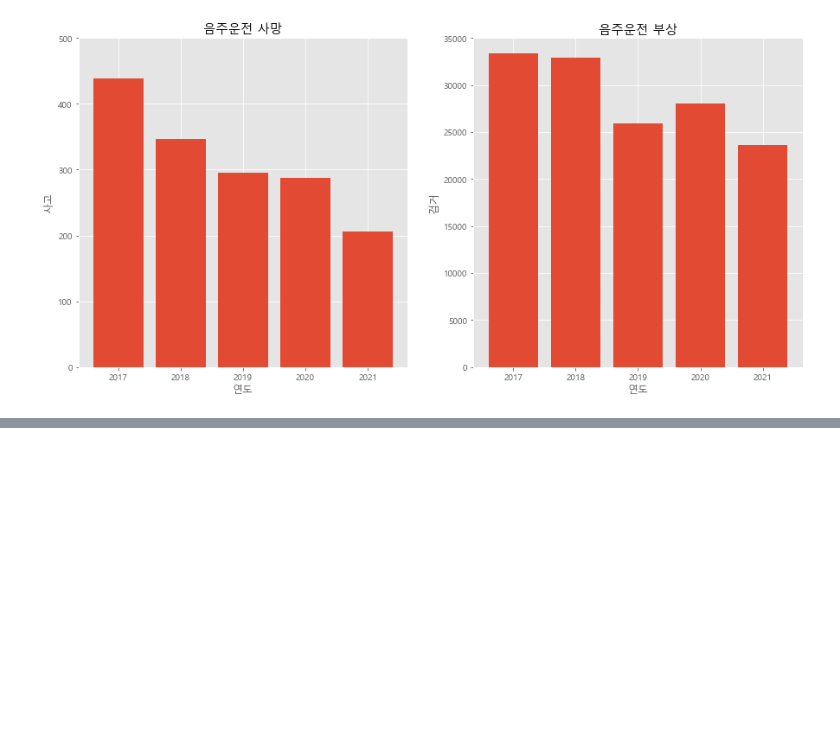
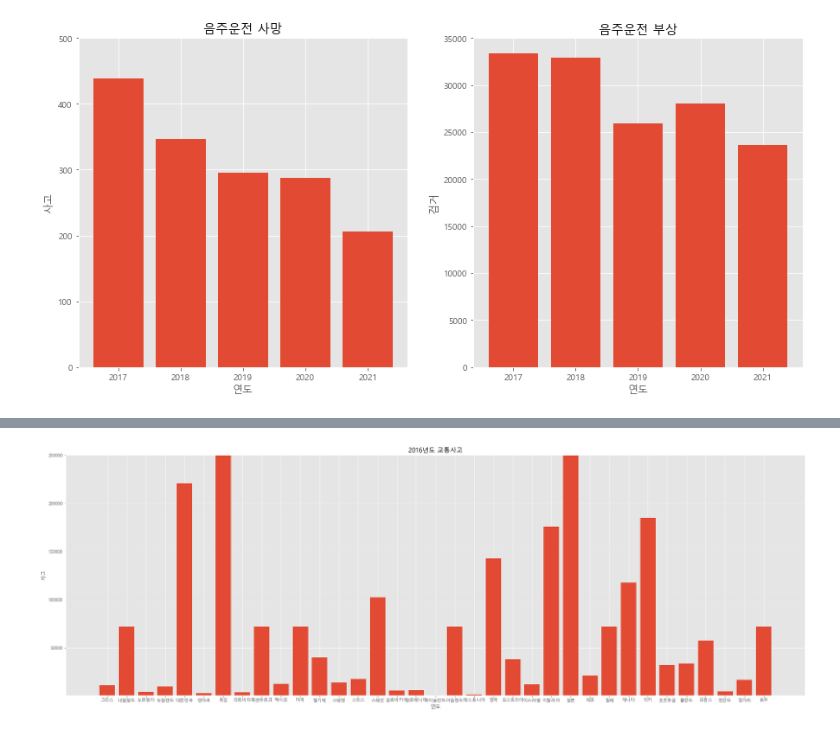
Before and after one commit to HoJin1014/KNU-BIGDATA-study, a Jupyter notebook: livingrab/ex_accident.ipynb, the cells around one changed output, grey strips where cells are left out. Drawn from its saved outputs; the diff is of its cells as text; code cells hidden in the pictures; blank space fills up the shorter version.

```diff
--- a/livingrab/ex_accident.ipynb
+++ b/livingrab/ex_accident.ipynb
@@ -446,0 +695,10 @@ plt.show()
+# %%
+plt.figure(figsize=(30,10))
+plt.title('2016년도 교통사고')
+plt.xlabel('연도')
+plt.ylabel('사고')
+plt.ylim(900, 250000)
+plt.bar(df2016_x, df2016_y)
+plt.show()
+# %% [output]
+[figure, added]
```
Also changed, not shown: parts of 26 cells of this notebook.
